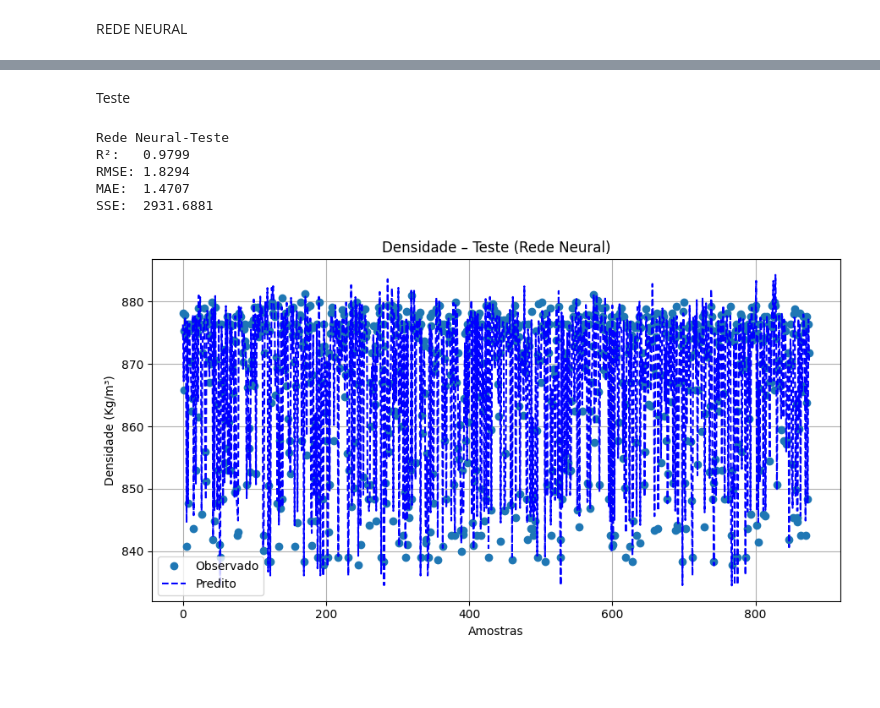
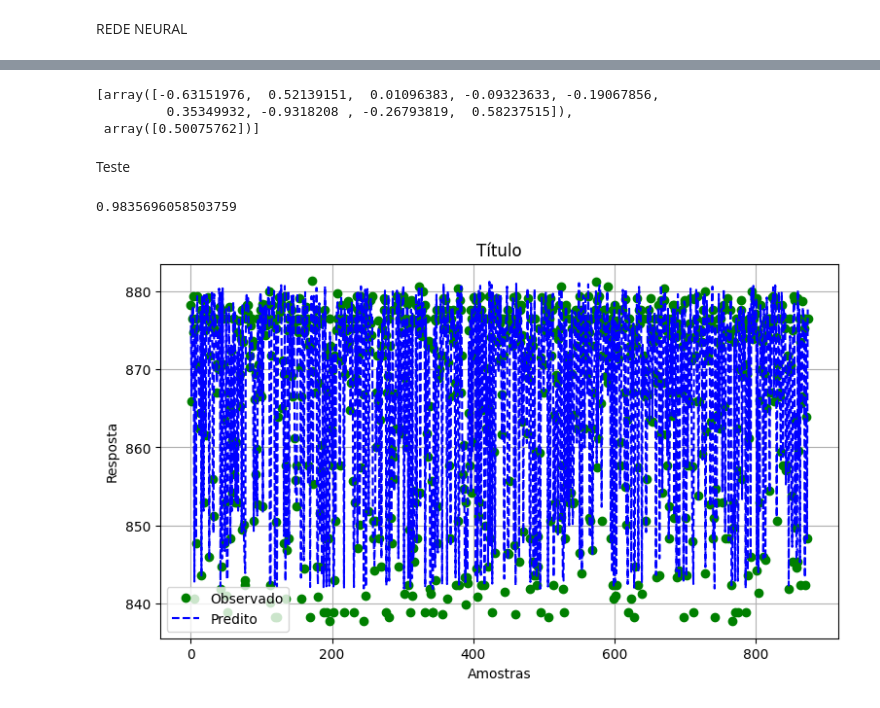
Before and after one commit to MariaFernandaPiccolo/Questoes---Maria-Fernanda-S-Piccolo, a Jupyter notebook: Exercicio_2_Polimerização_Maria_Fernanda_Piccolo.ipynb, the cells around one changed output, grey strips where cells are left out. Saved outputs shown, nothing was run; the diff lists cells and outputs as text; code cells hidden in the pictures; blank space fills up the shorter version.

```diff
--- a/Exercicio_2_Polimerização_Maria_Fernanda_Piccolo.ipynb
+++ b/Exercicio_2_Polimerização_Maria_Fernanda_Piccolo.ipynb
@@ -1059,2 +1177,10 @@ plt.show()
+# %%
+bias = model.intercepts_
+
+bias
+# %% [output]
+[array([-0.63151976,  0.52139151,  0.01096383, -0.09323633, -0.19067856,
+         0.35349932, -0.9318208 , -0.26793819,  0.58237515]),
+ array([0.50075762])]
 # %% [markdown]
 Teste
@@ -1063,33 +1187,37 @@ y_pred_test = mlp.predict(X_test_scaled)
-# %%
-from sklearn.metrics import r2_score, mean_squared_error, mean_absolute_error
-import numpy as np
-
-r2_te = r2_score(y_test, y_pred_test)
-rmse_te = np.sqrt(mean_squared_error(y_test, y_pred_test))
-mae_te = mean_absolute_error(y_test, y_pred_test)
-sse_te = np.sum((y_test.values - y_pred_test) ** 2)
-
-print("Rede Neural-Teste")
-print(f"R²:   {r2_te:.4f}")
-print(f"RMSE: {rmse_te:.4f}")
-print(f"MAE:  {mae_te:.4f}")
-print(f"SSE:  {sse_te:.4f}")
-# %% [output]
-Rede Neural-Teste
-R²:   0.9799
-RMSE: 1.8294
-MAE:  1.4707
-SSE:  2931.6881
-# %%
-plt.figure(figsize=(9,5))
-plt.plot(y_test.values, label='Observado', marker='o', linestyle='')
-plt.plot(y_pred_test, label='Predito', linestyle='--', color='blue')
-plt.title("Densidade – Teste (Rede Neural)")
-plt.xlabel("Amostras")
-plt.ylabel("Densidade (Kg/m³)")
-plt.legend()
-plt.grid(True)
-plt.tight_layout()
-plt.show()
-# %% [output]
-[figure, removed]
+# %%
+scaled_data3 = scaler1.fit_transform(test_ent)
+test_entn = scaled_data3
+# %%
+saida_test_pred = model.predict(test_entn)
+# %%
+yy_y = pd.DataFrame(saida_test_pred)
+saidat_des_pred = scaler2.inverse_transform(yy_y)
+# %%
+#Cálculo do R2
+from sklearn.metrics import r2_score
+r2_train = r2_score(test_sai, pd.DataFrame(saidat_des_pred))
+r2_train
+# %% [output]
+0.9835696058503759
+# %%
+import matplotlib.pyplot as plt
+
+x = np.array(range(len(test_sai)))
+
+
+fig = plt.figure(figsize=(9,5))
+
+plt.plot(x, np.ravel(test_sai), 'go', label= 'Observado') # green bolinha
+plt.plot(x, np.ravel(saidat_des_pred), 'k--', color='blue', label= 'Predito')  # linha tracejada azul
+
+plt.legend()
+
+plt.title("Título")
+
+plt.grid(True)
+plt.xlabel("Amostras")
+plt.ylabel("Resposta")
+
+plt.show()
+# %% [output]
+[figure, added]
```
Also changed, not shown: parts of 52 cells of this notebook.
